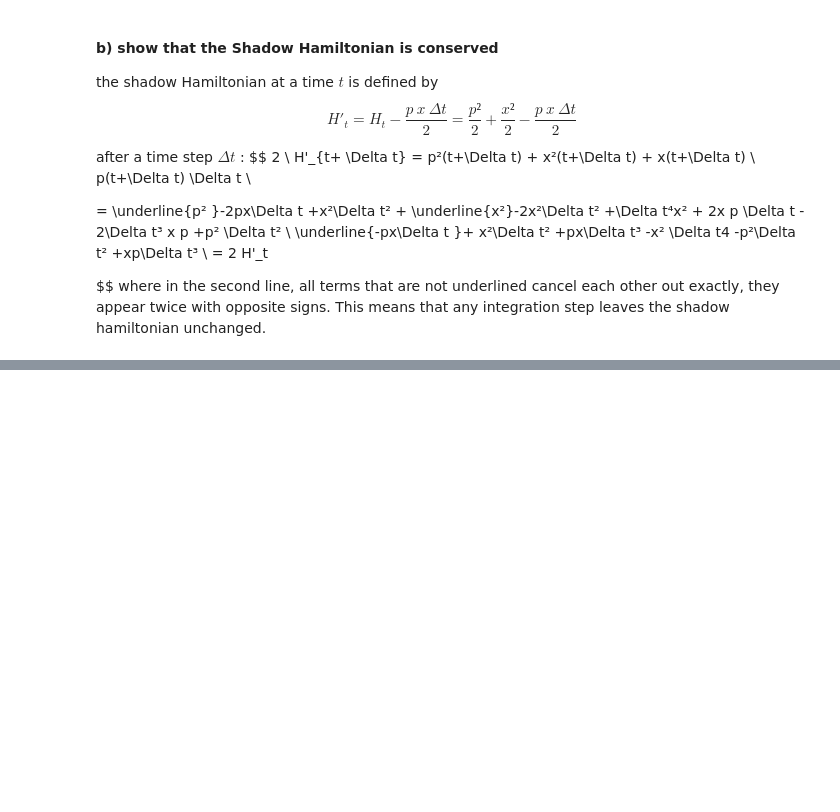
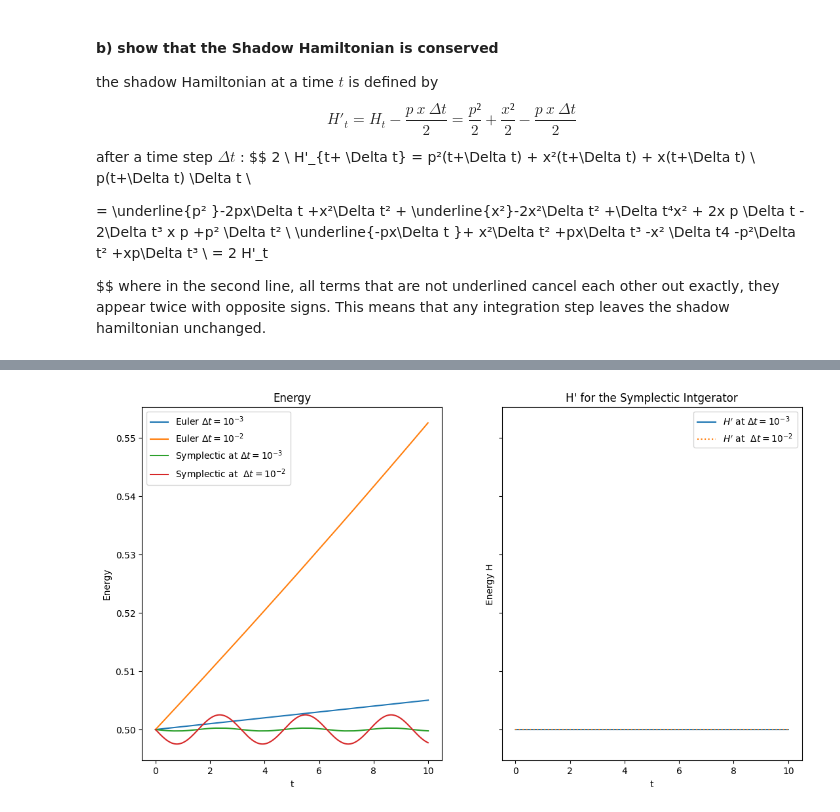
Before and after one commit to selina355/simulation-methods, a Jupyter notebook: Integration/Integration_methods.ipynb, the cells around one changed output, grey strips where cells are left out. Cells and saved outputs as stored; diff of their text form; code cells hidden in the pictures; blank space fills up the shorter version.

```diff
--- a/Integration/Integration_methods.ipynb
+++ b/Integration/Integration_methods.ipynb
@@ -103,0 +188,23 @@ axs[0][0].legend()
+# %%
+
+fig,axs = plt.subplots(1,  2,figsize=(13,7),sharey=True)
+axs[0].set_title("Energy")
+axs[0].plot(t_small,euler_small[3], label="Euler $ \Delta t = 10^{-3}$ ")
+axs[0].plot(t_big,euler_big[3], label="Euler $\Delta t = 10^{-2}$ ")
+axs[0].set_ylabel("Energy")
+axs[0].set_xlabel("t")
+
+axs[0].plot(t_small,symplectic_small[3], label="Symplectic at $ \Delta t = 10^{-3}$ ")
+axs[0].plot(t_big,symplectic_big[3], label="Symplectic at  $\Delta t = 10^{-2}$ ")
+axs[1].plot(t_small,symplectic_small[4],label="$H'$ at $ \Delta t = 10^{-3}$ ")
+axs[1].plot(t_big,symplectic_big[4],linestyle = ":", label="$H'$ at  $\Delta t = 10^{-2}$ ")
+axs[1].set_ylabel("Energy H")
+axs[1].legend()
+axs[1].set_title("H' for the Symplectic Intgerator")
+axs[1].set_xlabel("t")
+
+
+axs[0].legend()
+plt.show()
+# %% [output]
+[figure, added]
```
Also changed, not shown: parts of 6 cells of this notebook, 4 other files.
